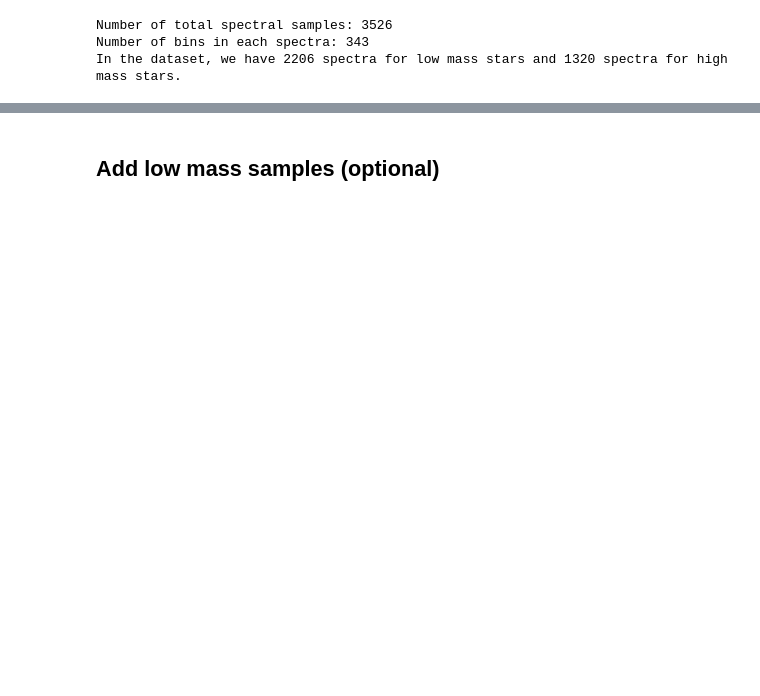
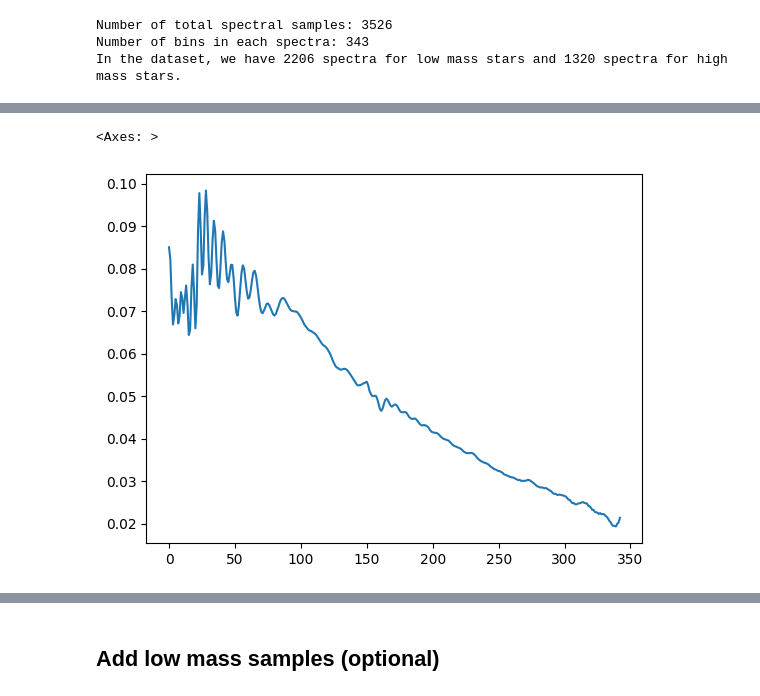
Before and after one commit to bananya-ml/research, a Jupyter notebook: notebooks/deep networks/classification/predict_cnn.ipynb, the cells around one changed output, grey strips where cells are left out. Drawn from its saved outputs; the diff is of its cells as text; code cells hidden in the pictures; blank space fills up the shorter version.

```diff
--- a/notebooks/deep networks/classification/predict_cnn.ipynb
+++ b/notebooks/deep networks/classification/predict_cnn.ipynb
@@ -106,0 +137,5 @@ X = torch.from_numpy(np.array([spectrum / np.linalg.norm(spectrum, keepdims=True
+# %%
+pd.Series(X[1426].numpy()).plot()
+# %% [output]
+<Axes: >
+[figure, added]
```
Also changed, not shown: parts of 48 cells of this notebook, 4 other files.
